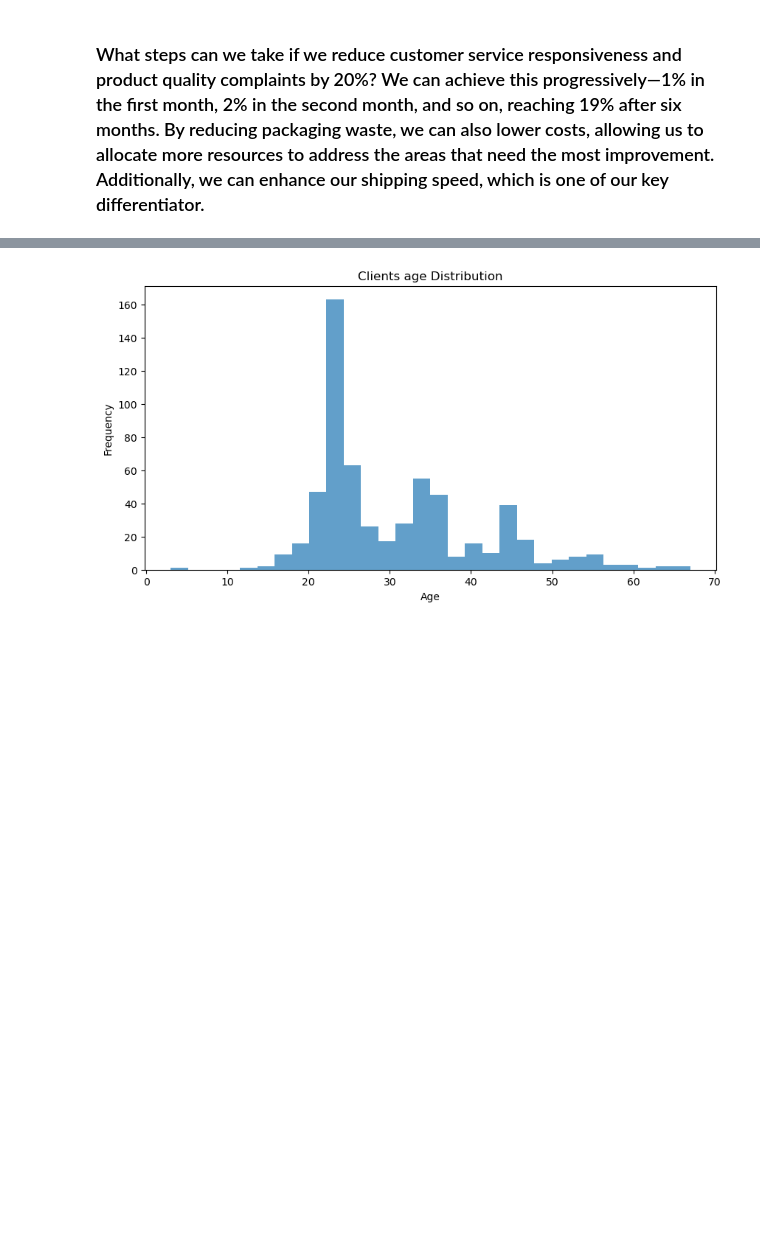
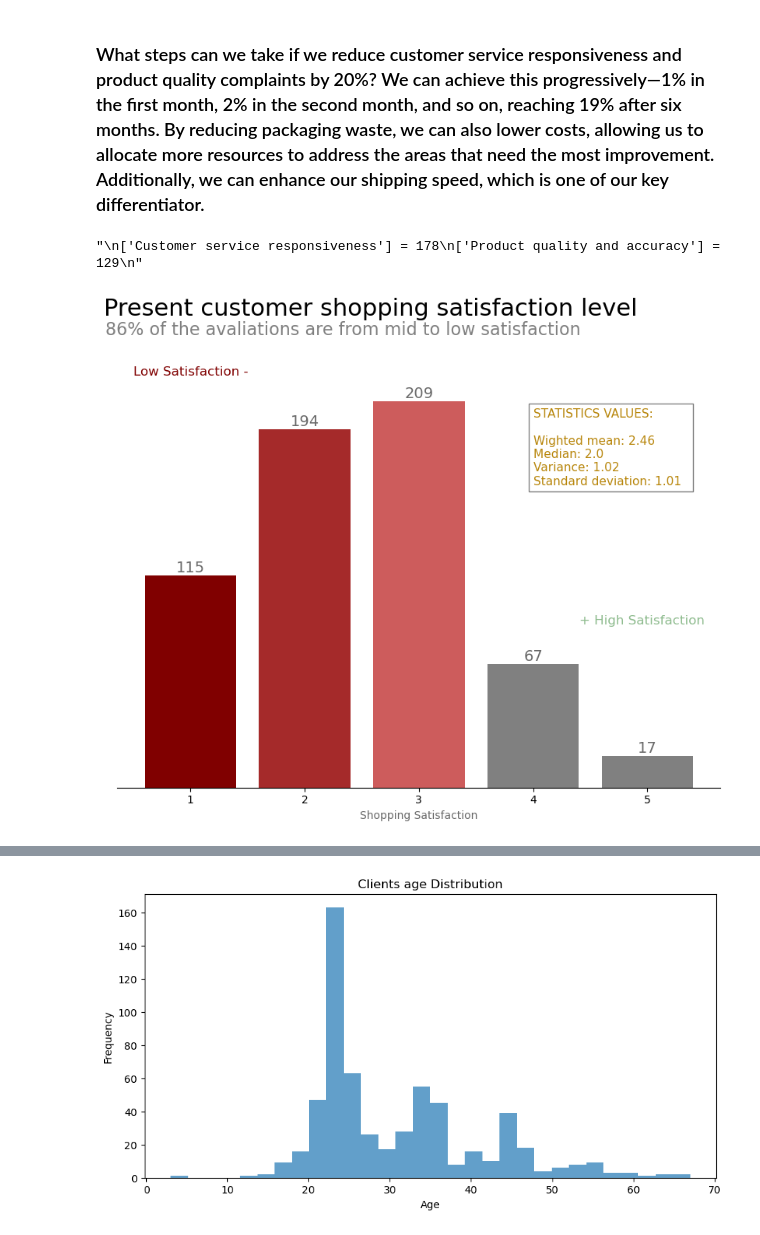
Before and after one commit to OliviaHelena10/PYTHON_PROJECTS, a Jupyter notebook: trabalhando_com_analises/cust_behavior.ipynb, the cells around one changed output, grey strips where cells are left out. Drawn from its saved outputs; the diff is of its cells as text; code cells hidden in the pictures; blank space fills up the shorter version.

```diff
--- a/trabalhando_com_analises/cust_behavior.ipynb
+++ b/trabalhando_com_analises/cust_behavior.ipynb
@@ -279,3 +304,20 @@ plt.show()
 ### What steps can we take if we reduce customer service responsiveness and product quality complaints by 20%? We can achieve this progressively—1% in the first month, 2% in the second month, and so on, reaching 19% after six months. By reducing packaging waste, we can also lower costs, allowing us to allocate more resources to address the areas that need the most improvement. Additionally, we can enhance our shipping speed, which is one of our key differentiator.
 # %%
 ## preciso ver como diminuir as reclamações pode impactar a satisfação dos clientes
+## correlation = 0.513962
+
+
+
+# 6 months later
+
+# case 1:   -19%
+
+"""
+['Customer service responsiveness'] = 178
+
+['Product quality and accuracy'] = 129
+"""
+
+# case 2:   - waste    + shipping speed
+# %% [output]
+"\n['Customer service responsiveness'] = 178\n['Product quality and accuracy'] = 129\n"
@@ -289,0 +324,53 @@ plt.show()
+# %%
+# plotar dois gráficos para comparar o resultado atual e o após
+# a implementação dos -19% de reclamação
+
+# Plotting the graph
+fig, ax = plt.subplots(figsize=(10,8))
+
+
+bars = ax.bar(df_satisfactions['Shopping_Satisfaction'], df_satisfactions['Count'], \
+    color=['indianred', 'brown', 'maroon', 'grey', 'grey'])
+
+# Removing lines
+ax.set_yticks([])
+ax.spines['left'].set_visible(False)
+ax.spines['right'].set_visible(False)
+ax.spines['top'].set_visible(False)
+
+# adding values to columns with alligment
+for bar in bars:
+    height = bar.get_height()
+    ax.text(bar.get_x() + bar.get_width()/2., height, f'{int(height)}',
+            ha='center', va='bottom', color='dimgray', fontsize=14)
+
+# Title
+plt.title('Present customer shopping satisfaction level',  fontweight='roman',
+          fontsize=22, x=0.42, y=1.1)
+
+plt.suptitle("86% of the avaliations are from mid to low satisfaction", x=0.415, y=0.95,
+             fontweight='light', color='grey', fontsize=16)
+
+ax.set_xlabel('Shopping Satisfaction', color='dimgrey')
+ax.set_ylabel('')
+
+# Legend
+plt.text(+0.5, 225, 'Low Satisfaction -', ha='left', va='center', fontsize=12, color='maroon')
+plt.text(len(df_satisfactions['Shopping_Satisfaction']) +0.5, 90, '+ High Satisfaction',
+         ha='right', va='center', fontsize=12, color='darkseagreen')
+
+# Adjusting the graph limits
+plt.ylim(0, max(df_satisfactions['Count']) + 20)
+plt.subplots_adjust(bottom=0.2)  # Ajusta o gráfico para abrir mais espaço na parte inferior
+
+# Adding insights
+insight_text = (f'STATISTICS VALUES:\
+        \n\nWighted mean: {round(w_m, 2)} \
+        \nMedian: {round(median, 2)} \nVariance: {round(variance, 2)} \
+        \nStandard deviation: {round(st_dev, 2)}')
+ax.text(4, max(df_satisfactions['Count']) * 0.88, insight_text, ha='left', \
+    va='center', fontsize=11, color='darkgoldenrod', bbox=dict(facecolor='white', alpha=0.5))
+
+plt.show()
+# %% [output]
+[figure, added]
```
Also changed, not shown: parts of 17 cells of this notebook.
